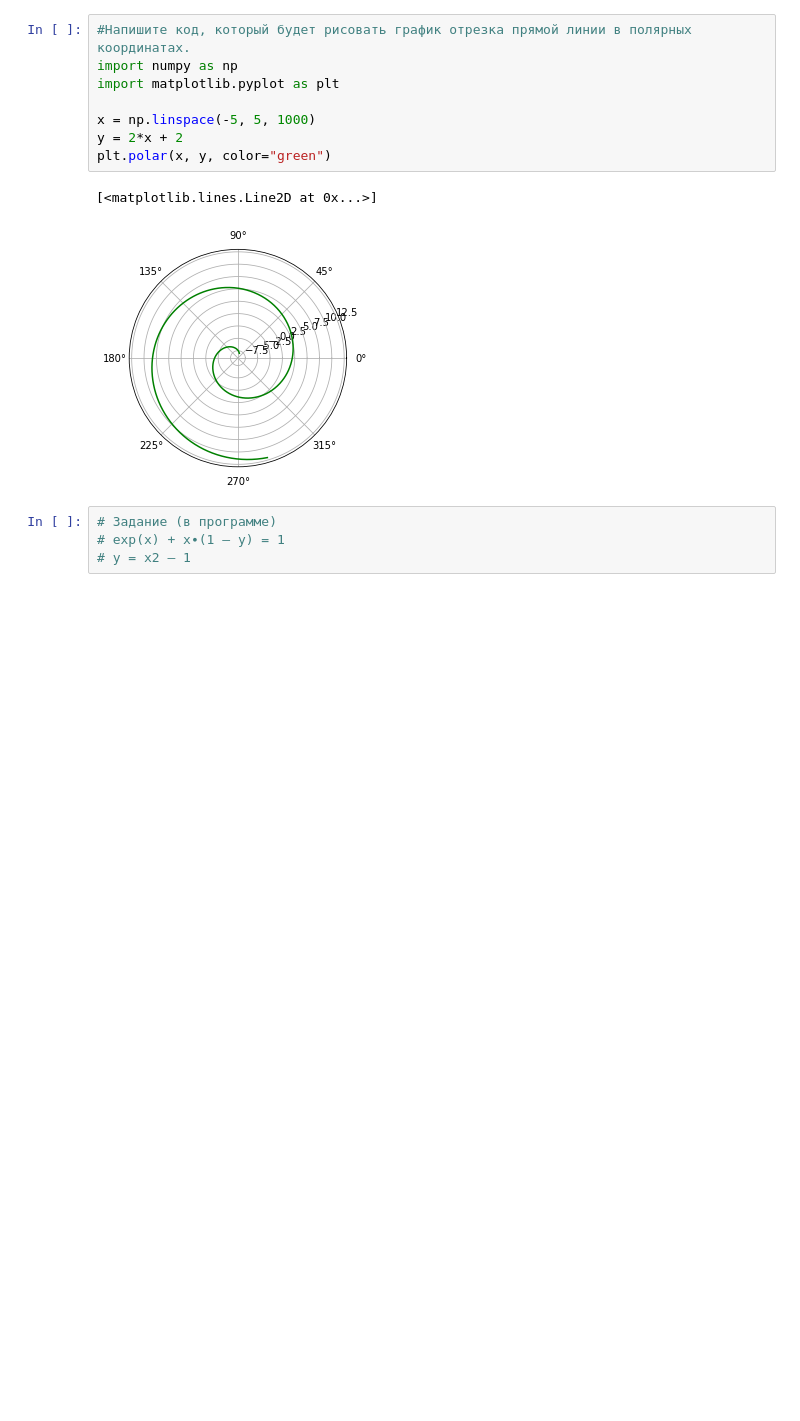
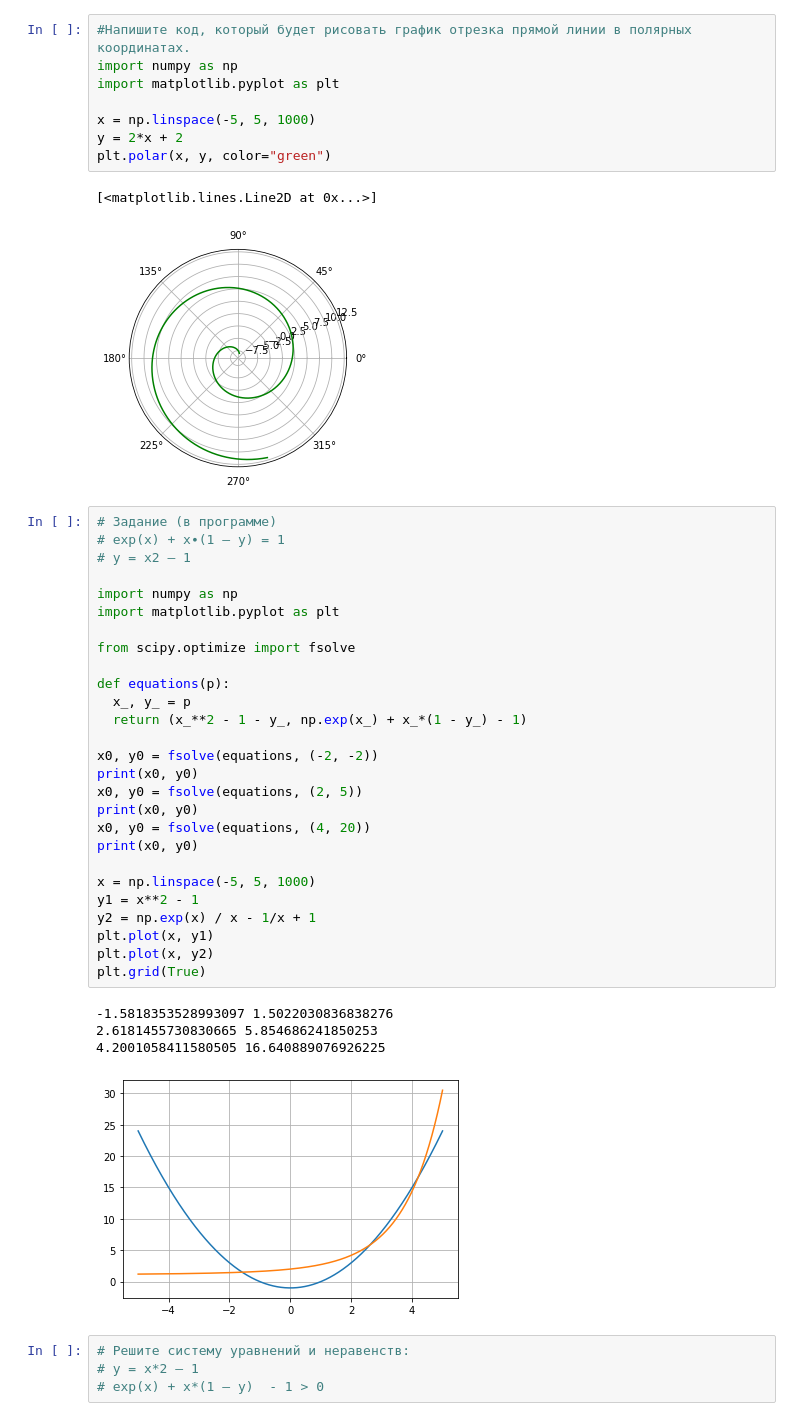
Before and after one commit to nddruu/GooColab, a Jupyter notebook: Введение_в_высшую_математику_(GB).ipynb, the cells around one changed output. Saved outputs shown, nothing was run; the diff lists cells and outputs as text; blank space fills up the shorter version.

```diff
--- a/Введение_в_высшую_математику_(GB).ipynb
+++ b/Введение_в_высшую_математику_(GB).ipynb
@@ -208,7 +220,39 @@ plt.polar(x, y, color="green")
 # %% [output]
 [<matplotlib.lines.Line2D at 0x...>]
 [figure]
+# %%
+# Задание (в программе)
+# exp(x) + x∙(1 – y) = 1
+# y = x2 – 1
+
+import numpy as np
+import matplotlib.pyplot as plt
+
+from scipy.optimize import fsolve
+
+def equations(p):
+  x_, y_ = p
+  return (x_**2 - 1 - y_, np.exp(x_) + x_*(1 - y_) - 1)
+
+x0, y0 = fsolve(equations, (-2, -2))
+print(x0, y0)
+x0, y0 = fsolve(equations, (2, 5))
+print(x0, y0)
+x0, y0 = fsolve(equations, (4, 20))
+print(x0, y0)
+
+x = np.linspace(-5, 5, 1000)
+y1 = x**2 - 1
+y2 = np.exp(x) / x - 1/x + 1
+plt.plot(x, y1)
+plt.plot(x, y2)
+plt.grid(True)
+# %% [output]
+-1.5818353528993097 1.5022030836838276
+2.6181455730830665 5.854686241850253
+4.2001058411580505 16.640889076926225
+[figure, added]
 # %%
-# Задание (в программе)
-# exp(x) + x∙(1 – y) = 1
-# y = x2 – 1
+# Решите систему уравнений и неравенств:
+# y = x*2 – 1
+# exp(x) + x*(1 – y)  - 1 > 0
```
Also changed, not shown: parts of 2 cells of this notebook.
